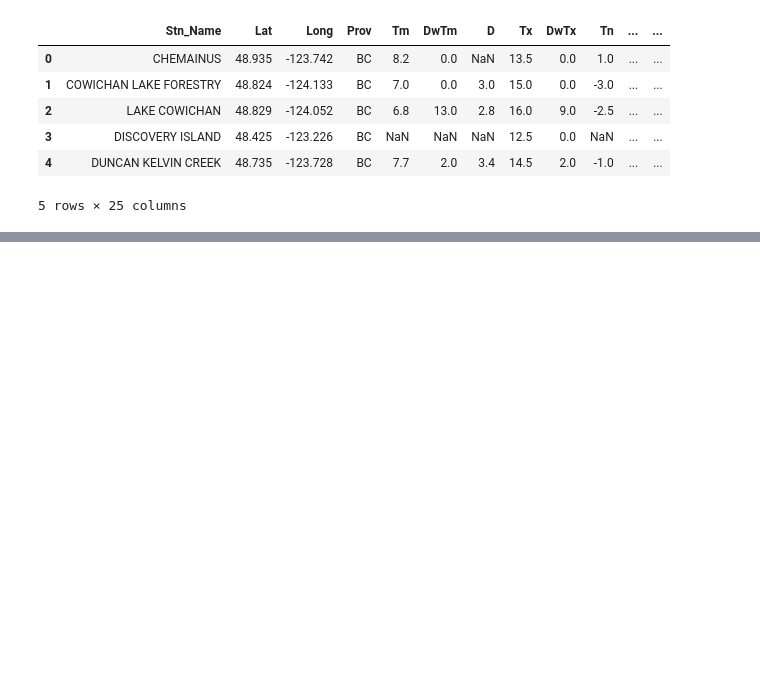
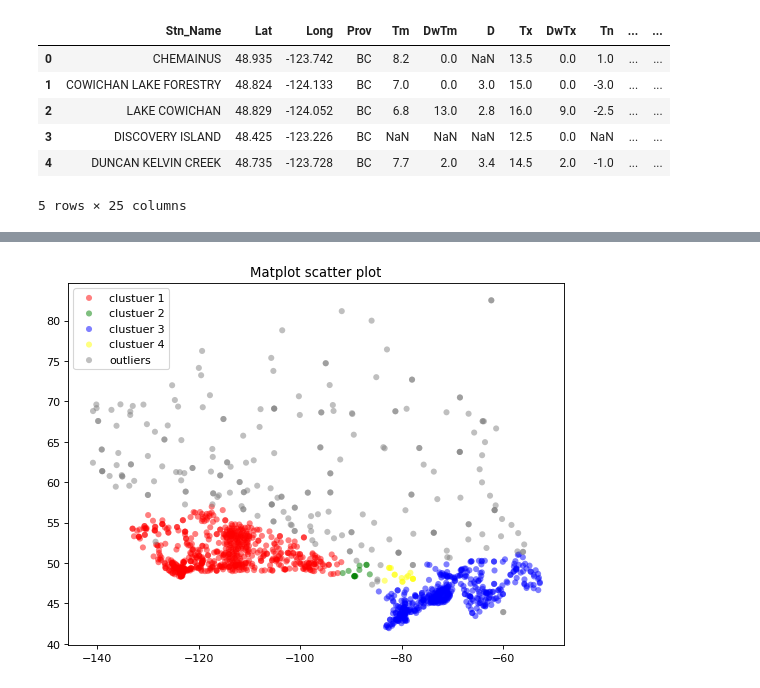
Before and after one commit to Thisun1997/DBSCAN, a Jupyter notebook: DBSCAN.ipynb, the cells around one changed output, grey strips where cells are left out. Cells and saved outputs as stored; diff of their text form; code cells hidden in the pictures; blank space fills up the shorter version.

```diff
--- a/DBSCAN.ipynb
+++ b/DBSCAN.ipynb
@@ -31,0 +70,14 @@ pdf.head(5)
+# %%
+from sklearn.cluster import DBSCAN
+import sklearn.utils
+from sklearn.preprocessing import StandardScaler
+sklearn.utils.check_random_state(1000)
+
+Clus_dataSet = new_df[['Long','Lat']]
+Clus_dataSet = StandardScaler().fit_transform(Clus_dataSet)
+
+# Compute DBSCAN
+db = DBSCAN(eps=0.15, min_samples=10).fit(Clus_dataSet)
+core_samples_mask = np.zeros_like(db.labels_, dtype=bool)
+core_samples_mask[db.core_sample_indices_] = True
+labels = db.labels_
@@ -31,0 +88,3 @@ pdf.head(5)
+# %%
+new_df['clusture'] = labels
+new_df.head()
@@ -31,0 +105,5 @@ pdf.head(5)
+# %%
+data = []
+for clust_num in set(labels):
+    x = new_df[new_df.clusture == clust_num]
+    data.append((np.array(x.Long),np.array(x.Lat)))
@@ -31,0 +130,24 @@ pdf.head(5)
+# %%
+data = []
+for clust_num in set(labels):
+    sorted_ = new_df[new_df.clusture == clust_num]
+    data.append((np.array(sorted_.Long),np.array(sorted_.Lat)))
+
+
+data = tuple(data)
+colors = ("red", "green", "blue", "yellow","grey")
+groups = ("clustuer 1", "clustuer 2", "clustuer 3", "clustuer 4","outliers")
+
+# # Create plot
+fig = plt.figure(figsize=(8, 6), dpi=80)
+ax = fig.add_subplot(1, 1, 1)
+
+for data, color, group in zip(data, colors, groups):
+    x, y = data
+    ax.scatter(x, y, alpha=0.5, c=color, edgecolors='none', s=30, label=group)
+
+plt.title('Matplot scatter plot')
+plt.legend(loc=2)
+plt.show()
+# %% [output]
+[figure, added]
```
Also changed, not shown: parts of 13 cells of this notebook.
